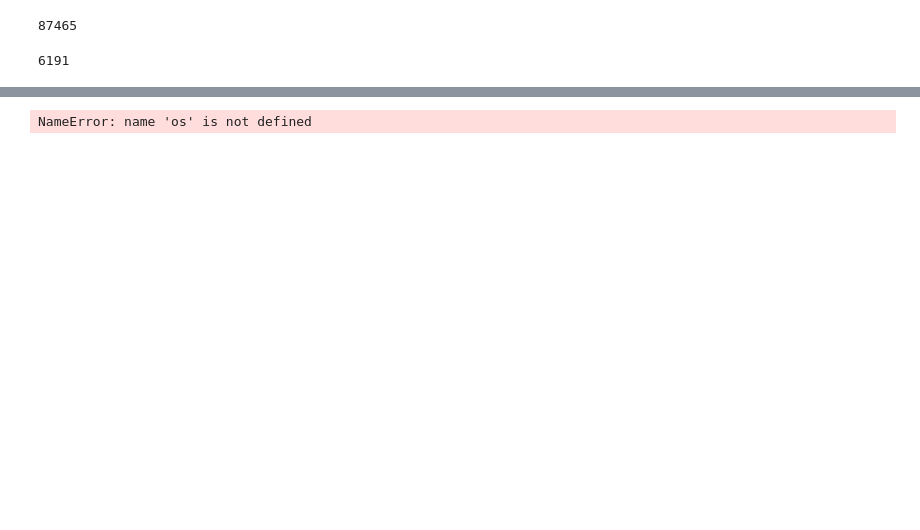
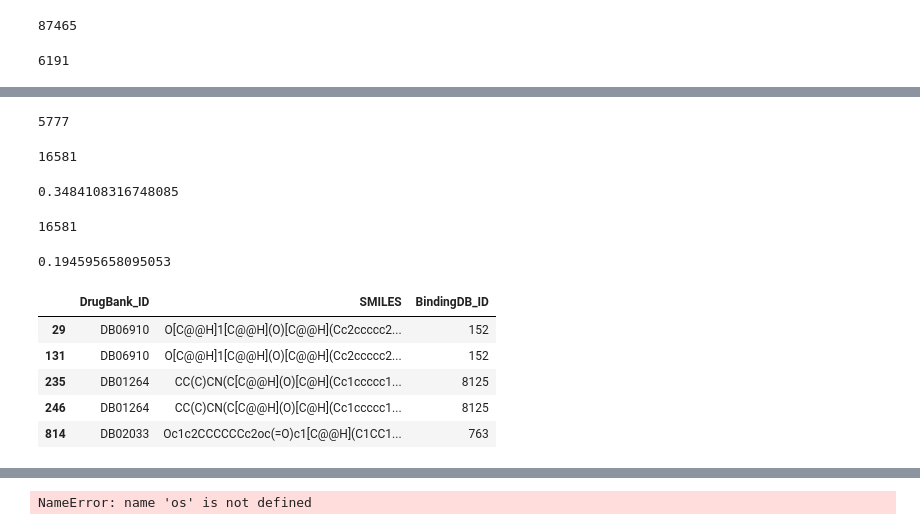
Before and after one commit to matheogodenzi/HyperBabbage, a Jupyter notebook: Seb - Merge Bind & DrugBank.ipynb, the cells around one changed output, grey strips where cells are left out. Drawn from its saved outputs; the diff is of its cells as text; code cells hidden in the pictures; blank space fills up the shorter version.

```diff
--- a/Seb - Merge Bind & DrugBank.ipynb
+++ b/Seb - Merge Bind & DrugBank.ipynb
@@ -259,2 +272,31 @@ merged_df['Unique_ID'].nunique()
 # %%
 merged_df.drop_duplicates(subset=['Unique_ID'], inplace=True)
+# %%
+merged_df['Unique_DrugBank_ID'].nunique()
+# %% [output]
+5777
+# %%
+DrugBank['Unique_DrugBank_ID'].nunique()
+# %% [output]
+16581
+# %%
+merged_df['Unique_DrugBank_ID'].nunique() / DrugBank['Unique_DrugBank_ID'].nunique()
+# %% [output]
+0.3484108316748085
+# %%
+len(DrugBank)
+# %% [output]
+16581
+# %%
+merged_df['Unique_DrugBank_ID'].nunique() / len(BindingDB) * 100
+# %% [output]
+0.194595658095053
+# %%
+BindingDB.loc[BindingDB['DrugBank_ID'].dropna().index][['DrugBank_ID', 'SMILES', 'BindingDB_ID']].head()
+# %% [output]
+|  | DrugBank_ID | SMILES | BindingDB_ID |
+| 29 | DB06910 | O[C@@H]1[C@@H](O)[C@@H](Cc2ccccc2... | 152 |
+| 131 | DB06910 | O[C@@H]1[C@@H](O)[C@@H](Cc2ccccc2... | 152 |
+| 235 | DB01264 | CC(C)CN(C[C@@H](O)[C@H](Cc1ccccc1... | 8125 |
+| 246 | DB01264 | CC(C)CN(C[C@@H](O)[C@H](Cc1ccccc1... | 8125 |
+| 814 | DB02033 | Oc1c2CCCCCCc2oc(=O)c1[C@@H](C1CC1... | 763 |
```
Also changed, not shown: parts of 7 cells of this notebook, 2 other files.
